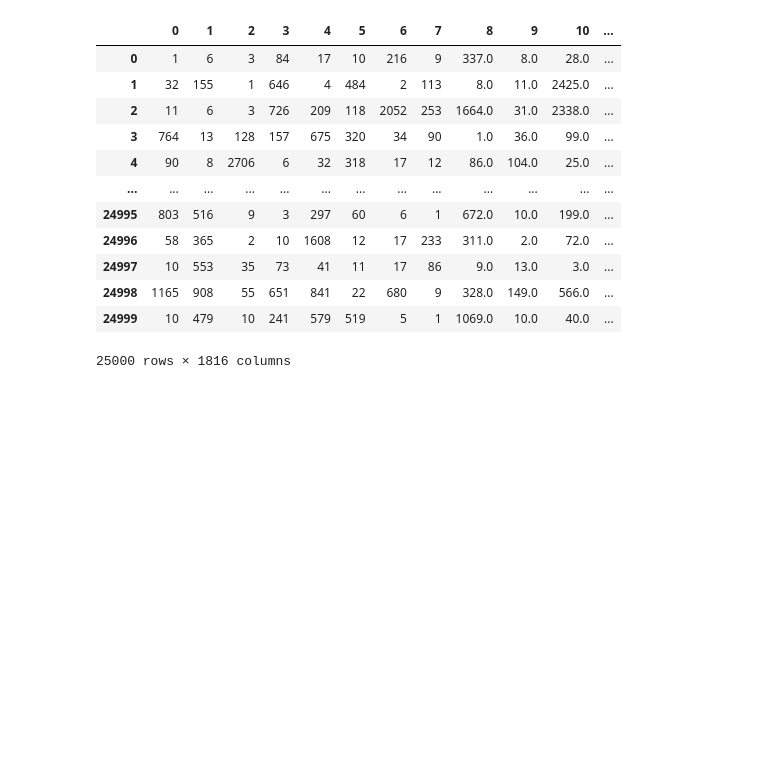
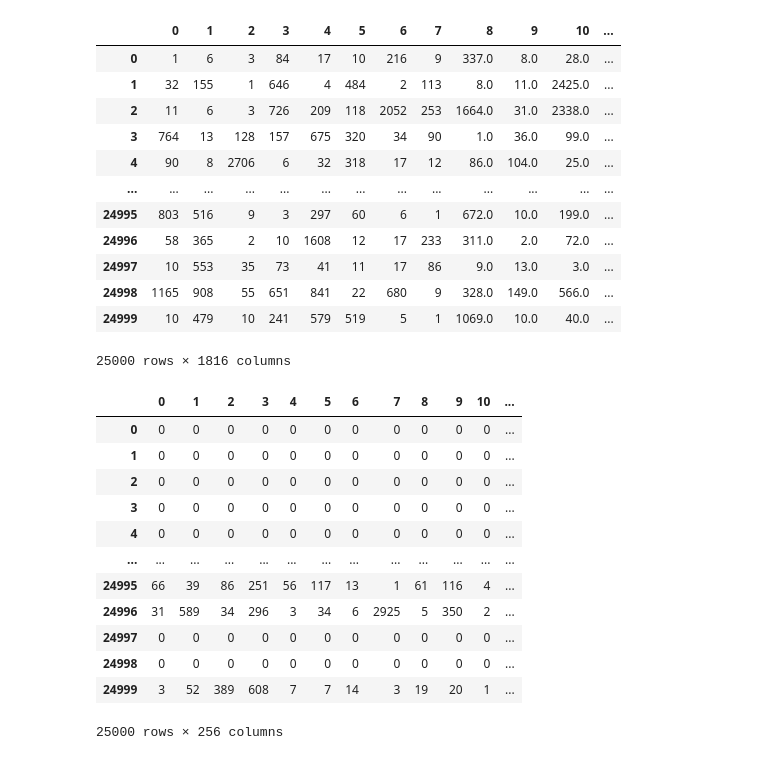
Before and after one commit to Elwing-Chou/ML0407, a Jupyter notebook: embedding.ipynb, the cells around one changed output. Cells and saved outputs as stored; diff of their text form; code cells hidden in the pictures; blank space fills up the shorter version.

```diff
--- a/embedding.ipynb
+++ b/embedding.ipynb
@@ -87,3 +84,23 @@ pd.DataFrame(x_train_seq)
 | 24998 | 1165 | 908 | 55 | 651 | 841 | 22 | 680 | 9 | 328.0 | 149.0 | 566.0 | ... |
 | 24999 | 10 | 479 | 10 | 241 | 579 | 519 | 5 | 1 | 1069.0 | 10.0 | 40.0 | ... |
 25000 rows × 1816 columns
+# %%
+# 因為你後面有接MLP, 你一定要讓你的input是一樣的
+from tensorflow.keras.preprocessing.sequence import pad_sequences
+x_train_padseq = pad_sequences(x_train_seq, maxlen=256)
+x_test_padseq = pad_sequences(x_test_seq, maxlen=256)
+pd.DataFrame(x_test_padseq)
+# %% [output]
+|  | 0 | 1 | 2 | 3 | 4 | 5 | 6 | 7 | 8 | 9 | 10 | ... |
+| 0 | 0 | 0 | 0 | 0 | 0 | 0 | 0 | 0 | 0 | 0 | 0 | ... |
+| 1 | 0 | 0 | 0 | 0 | 0 | 0 | 0 | 0 | 0 | 0 | 0 | ... |
+| 2 | 0 | 0 | 0 | 0 | 0 | 0 | 0 | 0 | 0 | 0 | 0 | ... |
+| 3 | 0 | 0 | 0 | 0 | 0 | 0 | 0 | 0 | 0 | 0 | 0 | ... |
+| 4 | 0 | 0 | 0 | 0 | 0 | 0 | 0 | 0 | 0 | 0 | 0 | ... |
+| ... | ... | ... | ... | ... | ... | ... | ... | ... | ... | ... | ... | ... |
+| 24995 | 66 | 39 | 86 | 251 | 56 | 117 | 13 | 1 | 61 | 116 | 4 | ... |
+| 24996 | 31 | 589 | 34 | 296 | 3 | 34 | 6 | 2925 | 5 | 350 | 2 | ... |
+| 24997 | 0 | 0 | 0 | 0 | 0 | 0 | 0 | 0 | 0 | 0 | 0 | ... |
+| 24998 | 0 | 0 | 0 | 0 | 0 | 0 | 0 | 0 | 0 | 0 | 0 | ... |
+| 24999 | 3 | 52 | 389 | 608 | 7 | 7 | 14 | 3 | 19 | 20 | 1 | ... |
+25000 rows × 256 columns
```
Also changed, not shown: parts of 5 cells of this notebook.
